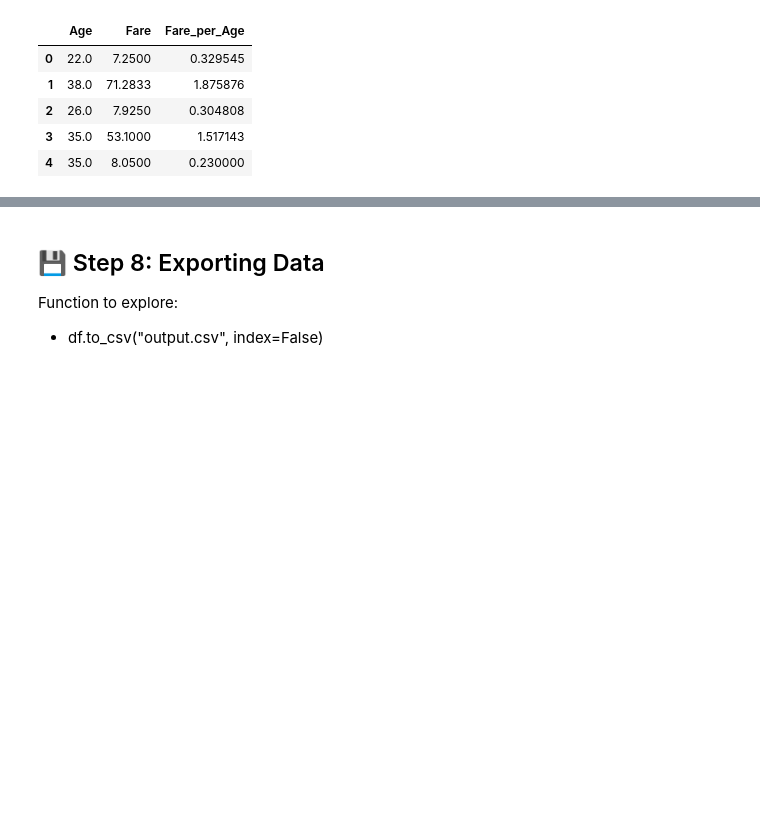
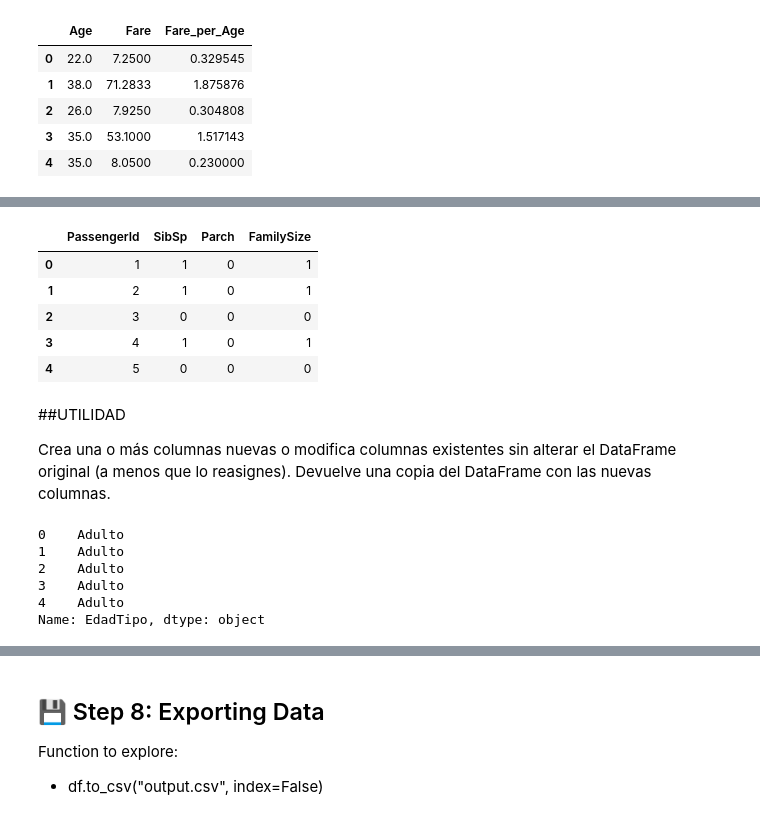
Before and after one commit to pauladata13/tarea-notebook, a Jupyter notebook: Titanic_Pandas_Practice_Notebook.ipynb, the cells around one changed output, grey strips where cells are left out. Cells and saved outputs as stored; diff of their text form; code cells hidden in the pictures; blank space fills up the shorter version.

```diff
--- a/Titanic_Pandas_Practice_Notebook.ipynb
+++ b/Titanic_Pandas_Practice_Notebook.ipynb
@@ -500,0 +478,4 @@ df2 = pd.DataFrame({"ID": [1, 2, 3], "Score": [90, 85, 88]})
+# %%
+
+df["Age_group"] = df["Age"].apply(lambda x: "Child" if x < 18 else "Adult")
+df[["Age", "Age_group"]].head()
@@ -500,0 +489,26 @@ df2 = pd.DataFrame({"ID": [1, 2, 3], "Score": [90, 85, 88]})
+# %%
+df1 = df.assign(FamilySize = df["SibSp"] + df["Parch"])
+df1[["PassengerId", "SibSp", "Parch", "FamilySize"]].head()
+# %% [output]
+|  | PassengerId | SibSp | Parch | FamilySize |
+| 0 | 1 | 1 | 0 | 1 |
+| 1 | 2 | 1 | 0 | 1 |
+| 2 | 3 | 0 | 0 | 0 |
+| 3 | 4 | 1 | 0 | 1 |
+| 4 | 5 | 0 | 0 | 0 |
+# %% [markdown]
+
+##UTILIDAD
+
+Crea una o más columnas nuevas o modifica columnas existentes sin alterar el DataFrame original (a menos que lo reasignes).
+Devuelve una copia del DataFrame con las nuevas columnas.
+# %%
+df["EdadTipo"] = df["Age"].apply(lambda x: "Niño" if x < 18 else "Adulto")
+df.head()
+# %% [output]
+0    Adulto
+1    Adulto
+2    Adulto
+3    Adulto
+4    Adulto
+Name: EdadTipo, dtype: object
```
Also changed, not shown: parts of 10 cells of this notebook.
